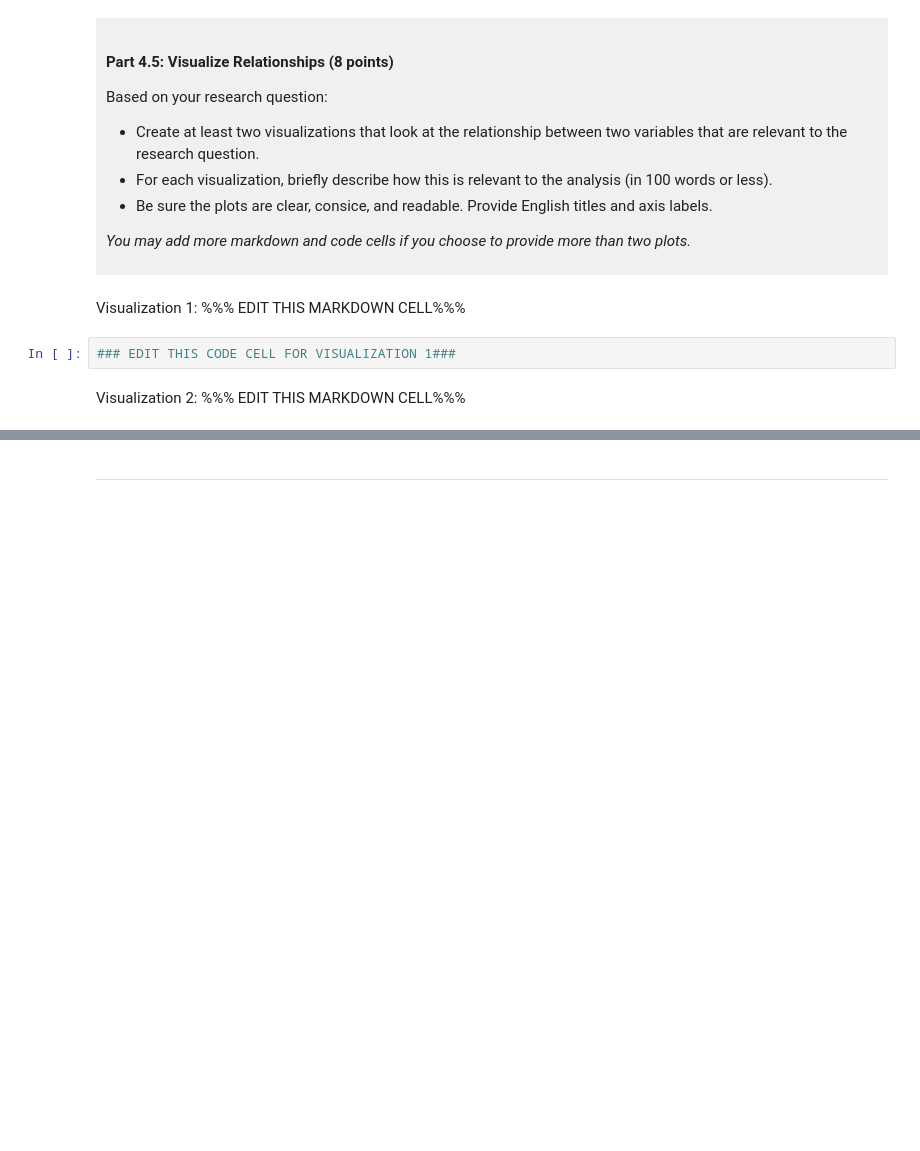
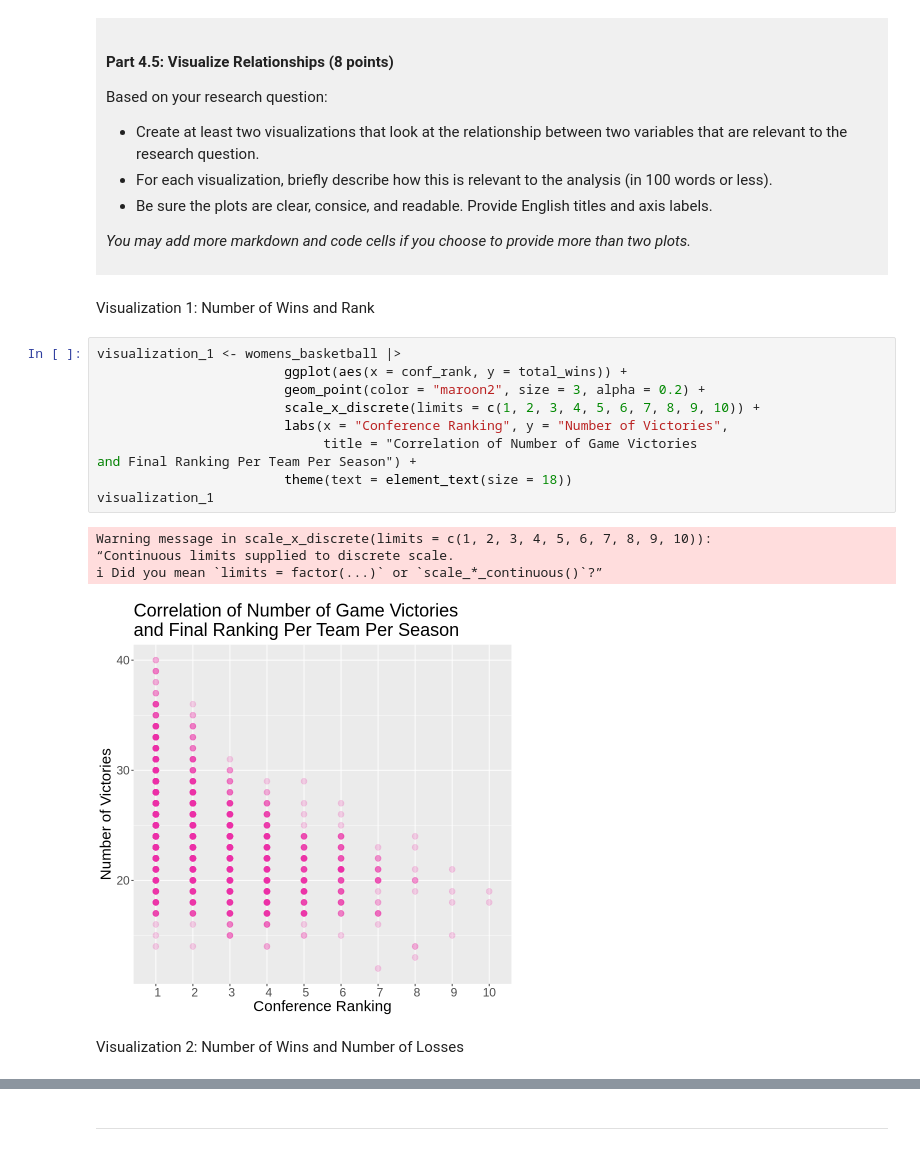
Before and after one commit to paxwatson/DSCI_100_Project_2026, a Jupyter notebook: dsci-100-project-notebook.ipynb, the cells around one changed output, grey strips where cells are left out. Drawn from its saved outputs; the diff is of its cells as text; blank space fills up the shorter version.

```diff
--- a/dsci-100-project-notebook.ipynb
+++ b/dsci-100-project-notebook.ipynb
@@ -321,9 +436,22 @@ Based on your research question:
 *You may add more markdown and code cells if you choose to provide more than two plots.*
 </div>
 # %% [markdown]
-Visualization 1: %%% EDIT THIS MARKDOWN CELL%%%
+Visualization 1: Number of Wins and Rank
 # %%
-### EDIT THIS CODE CELL FOR VISUALIZATION 1###
+visualization_1 <- womens_basketball |>
+                        ggplot(aes(x = conf_rank, y = total_wins)) +
+                        geom_point(color = "maroon2", size = 3, alpha = 0.2) +
+                        scale_x_discrete(limits = c(1, 2, 3, 4, 5, 6, 7, 8, 9, 10)) +
+                        labs(x = "Conference Ranking", y = "Number of Victories",
+                             title = "Correlation of Number of Game Victories
+and Final Ranking Per Team Per Season") +
+                        theme(text = element_text(size = 18))
+visualization_1
+# %% [output]
+Warning message in scale_x_discrete(limits = c(1, 2, 3, 4, 5, 6, 7, 8, 9, 10)):
+“Continuous limits supplied to discrete scale.
+ℹ Did you mean `limits = factor(...)` or `scale_*_continuous()`?”
+[figure, added]
 # %% [markdown]
-Visualization 2: %%% EDIT THIS MARKDOWN CELL%%%
+Visualization 2: Number of Wins and Number of Losses
 # %%
```
Also changed, not shown: parts of 14 cells of this notebook.
